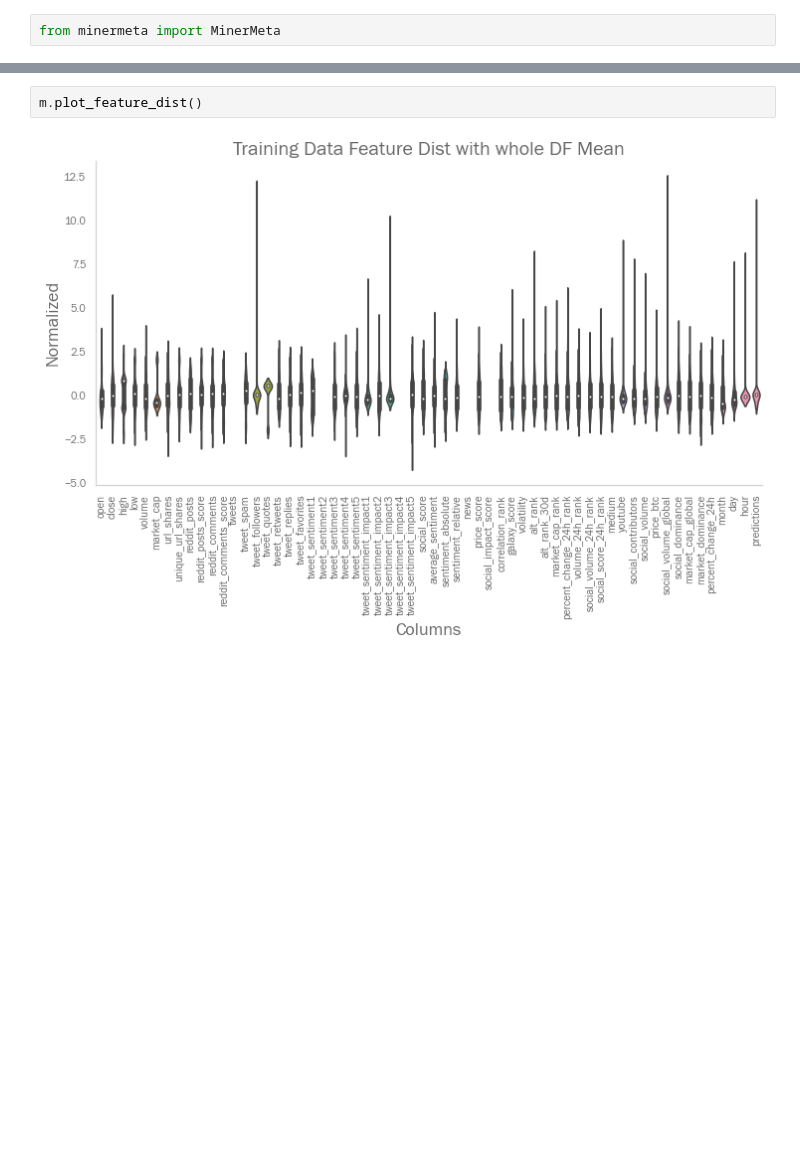
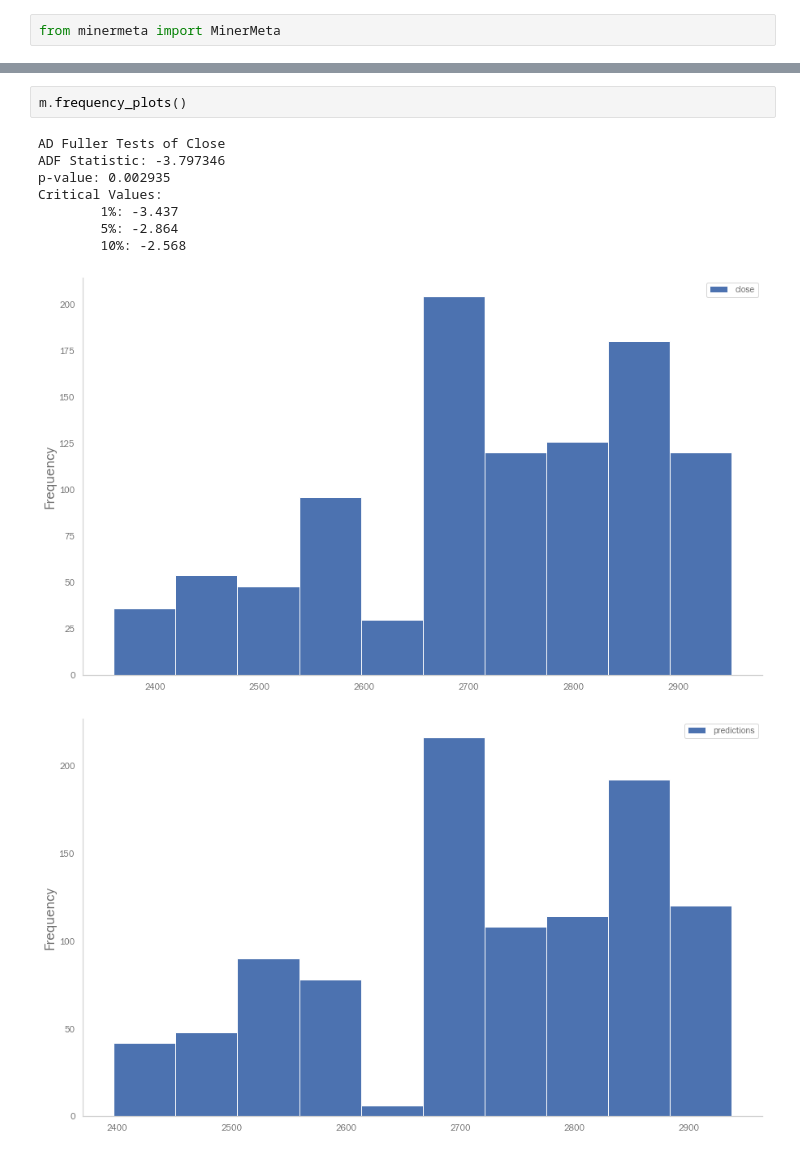
Before and after one commit to jdavisdevops/underminer_v2, a Jupyter notebook: interface.ipynb, the cells around one changed output, grey strips where cells are left out. Saved outputs shown, nothing was run; the diff lists cells and outputs as text; blank space fills up the shorter version.

Commit message:
Implemented TA indicators, added xgb feature importance plots, frequency dist plots with P-values and ADF stats, SageMaker Function WIP

```diff
--- a/interface.ipynb
+++ b/interface.ipynb
@@ -13,4 +26,12 @@ m.predict_and_plot()
 # %%
-m.plot_feature_dist()
+m.frequency_plots()
 # %% [output]
+AD Fuller Tests of Close
+ADF Statistic: -3.797346
+p-value: 0.002935
+Critical Values:
+        1%: -3.437
+        5%: -2.864
+        10%: -2.568
-[figure, old version]
+[figure, new version]
+[figure, added]
```
Also changed, not shown: parts of 19 cells of this notebook, 3 other files.
